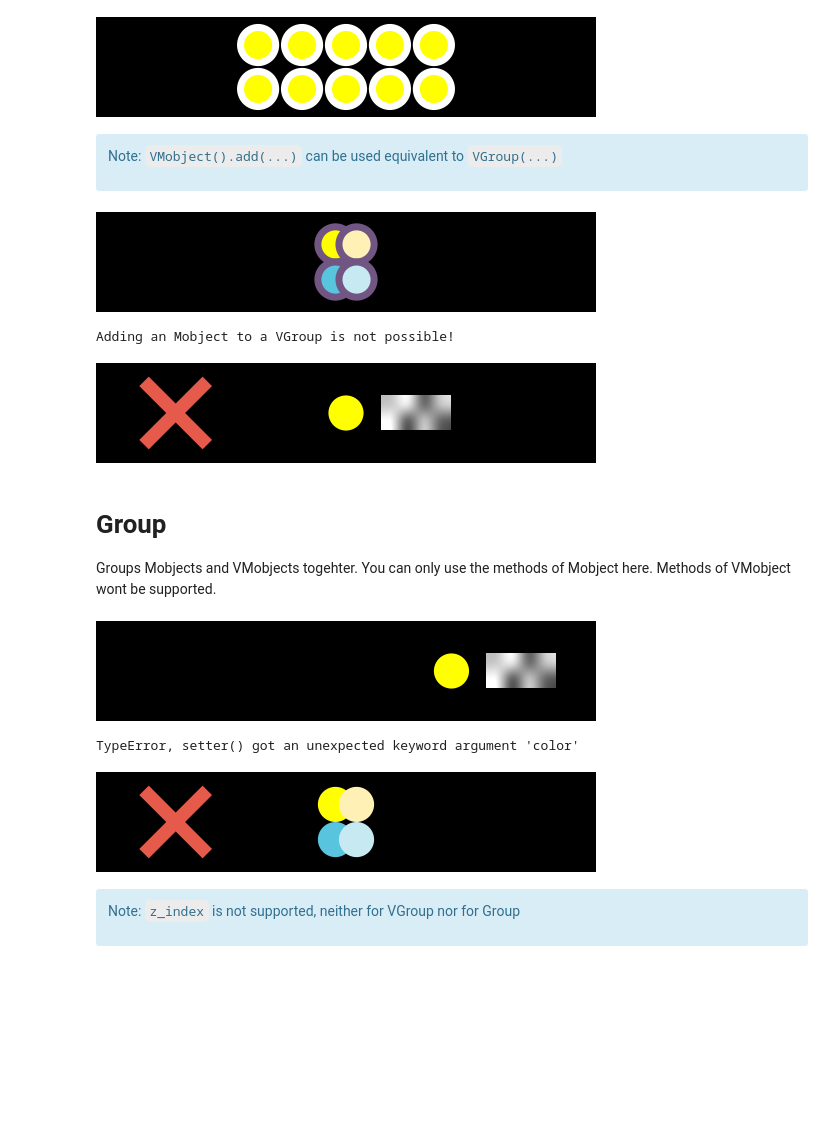
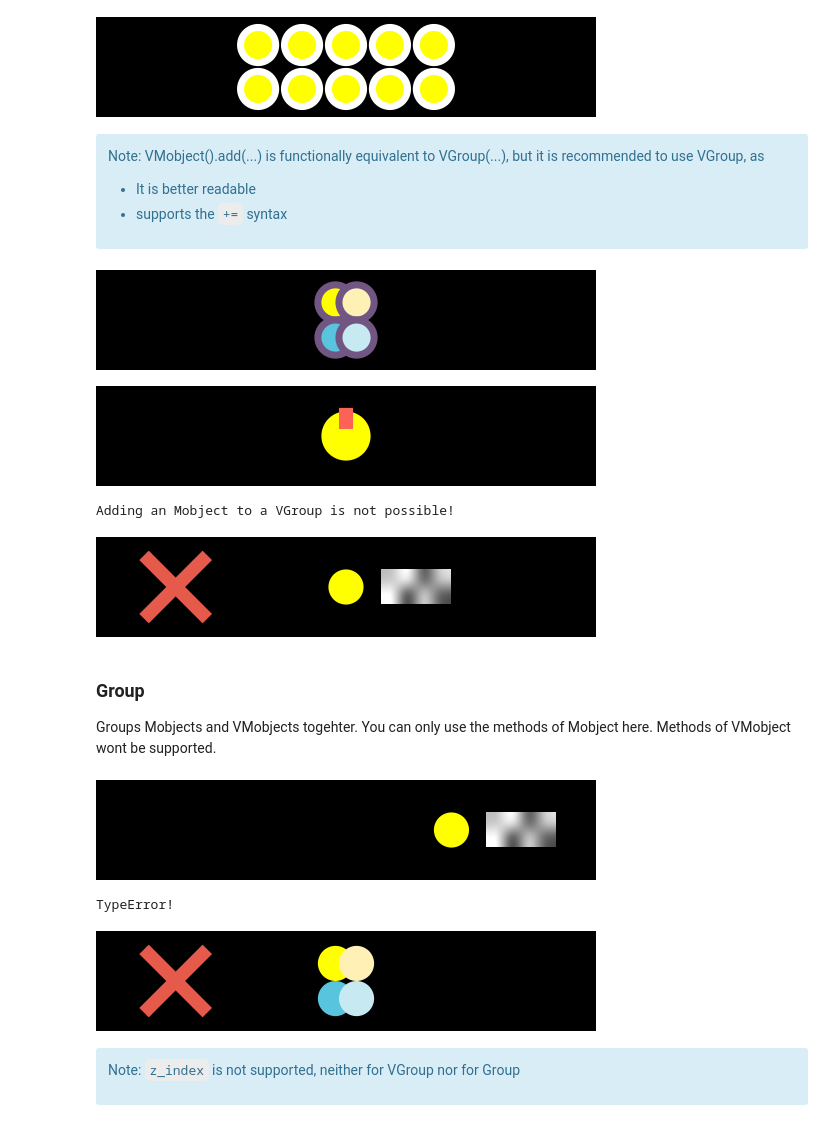
Before and after one commit to kolibril13/flyingframes, a Jupyter notebook: docs/source/ch2.ipynb, the cells around one changed output. Drawn from its saved outputs; the diff is of its cells as text; code cells hidden in the pictures; blank space fills up the shorter version.

Commit message:
improved chapter about VGroup and Group + plugin

```diff
--- a/docs/source/ch2.ipynb
+++ b/docs/source/ch2.ipynb
@@ -833,7 +833,10 @@ class Example(Scene): # empty initilizing
 # %% [markdown]
 <div class="alert alert-info">
 
-Note: `VMobject().add(...)` can be used equivalent to `VGroup(...)`
+Note: VMobject().add(...) is functionally equivalent to VGroup(...), but it is recommended to use VGroup, as
+
+* It is better readable
+* supports the `+=` syntax
 
 </div>
 # %%
@@ -847,6 +850,16 @@ class Example(Scene):  # using VMobject instead
         self.add(g)
 # %% [output]
 [figure]
+# %%
+%%manim $params
+blue1,blue2, yellow1,yellow2 = create_dots()
+class Example(Scene):  # other Mobjects can be added to any Mobjects
+    def construct(self):
+        d= Dot(color= YELLOW, radius=0.7)
+        d.add(Line(0.2*UP, 0.8*UP, color=RED,stroke_width=40))
+        self.add(d)
+# %% [output]
+[figure, added]
 # %%
 %%manim $params
 dot= Dot(color= YELLOW, radius=0.5)
@@ -865,7 +878,7 @@ class Example(Scene):
 Adding an Mobject to a VGroup is not possible!
 [figure]
 # %% [markdown]
-# Group
+### Group
 Groups Mobjects and VMobjects togehter.
 You can only use the methods of Mobject here.
 Methods of VMobject wont be supported.
@@ -890,11 +903,11 @@ class Example(Scene): #
         try:
             g.set_stroke(color=PURPLE_D, width=20)
         except TypeError:
-            print("TypeError, setter() got an unexpected keyword argument 'color' ")
+            print("TypeError!")
             self.add(NO)
         self.add(g)
 # %% [output]
-TypeError, setter() got an unexpected keyword argument 'color'
+TypeError!
 [figure]
 # %% [markdown]
 <div class="alert alert-info">
```
Also changed, not shown: 1 other file.
